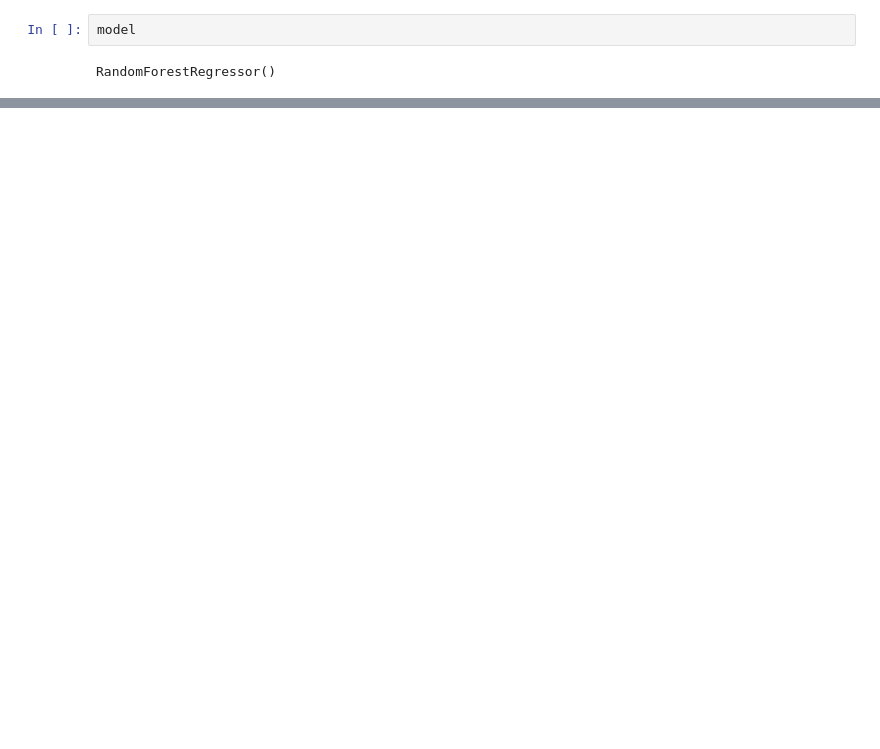
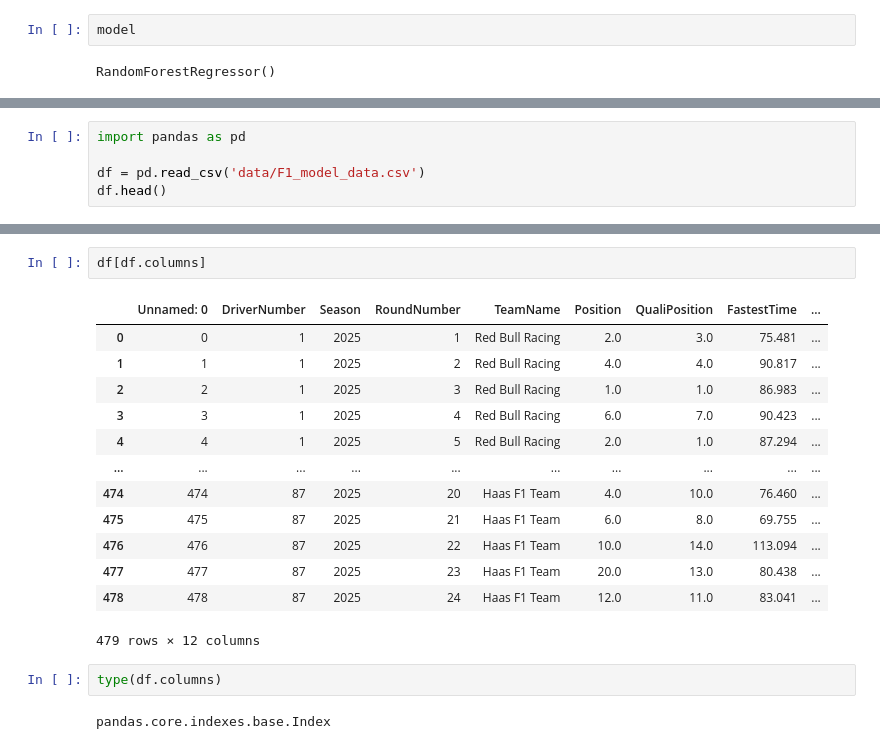
Before and after one commit to jifor/F1-Prediction-Project, a Jupyter notebook: model_testing.ipynb, the cells around one changed output, grey strips where cells are left out. Cells and saved outputs as stored; diff of their text form; blank space fills up the shorter version.

Commit message:
Saved model in .pkl, updated model training, made rain function

```diff
--- a/model_testing.ipynb
+++ b/model_testing.ipynb
@@ -803,0 +811,5 @@ RandomForestRegressor()
+# %%
+import pandas as pd
+
+df = pd.read_csv('data/F1_model_data.csv')
+df.head()
@@ -803,0 +832,20 @@ RandomForestRegressor()
+# %%
+df[df.columns]
+# %% [output]
+|  | Unnamed: 0 | DriverNumber | Season | RoundNumber | TeamName | Position | QualiPosition | FastestTime | ... |
+| 0 | 0 | 1 | 2025 | 1 | Red Bull Racing | 2.0 | 3.0 | 75.481 | ... |
+| 1 | 1 | 1 | 2025 | 2 | Red Bull Racing | 4.0 | 4.0 | 90.817 | ... |
+| 2 | 2 | 1 | 2025 | 3 | Red Bull Racing | 1.0 | 1.0 | 86.983 | ... |
+| 3 | 3 | 1 | 2025 | 4 | Red Bull Racing | 6.0 | 7.0 | 90.423 | ... |
+| 4 | 4 | 1 | 2025 | 5 | Red Bull Racing | 2.0 | 1.0 | 87.294 | ... |
+| ... | ... | ... | ... | ... | ... | ... | ... | ... | ... |
+| 474 | 474 | 87 | 2025 | 20 | Haas F1 Team | 4.0 | 10.0 | 76.460 | ... |
+| 475 | 475 | 87 | 2025 | 21 | Haas F1 Team | 6.0 | 8.0 | 69.755 | ... |
+| 476 | 476 | 87 | 2025 | 22 | Haas F1 Team | 10.0 | 14.0 | 113.094 | ... |
+| 477 | 477 | 87 | 2025 | 23 | Haas F1 Team | 20.0 | 13.0 | 80.438 | ... |
+| 478 | 478 | 87 | 2025 | 24 | Haas F1 Team | 12.0 | 11.0 | 83.041 | ... |
+479 rows × 12 columns
+# %%
+type(df.columns)
+# %% [output]
+pandas.core.indexes.base.Index
```
Also changed, not shown: parts of 25 cells of this notebook, 5 other files.
